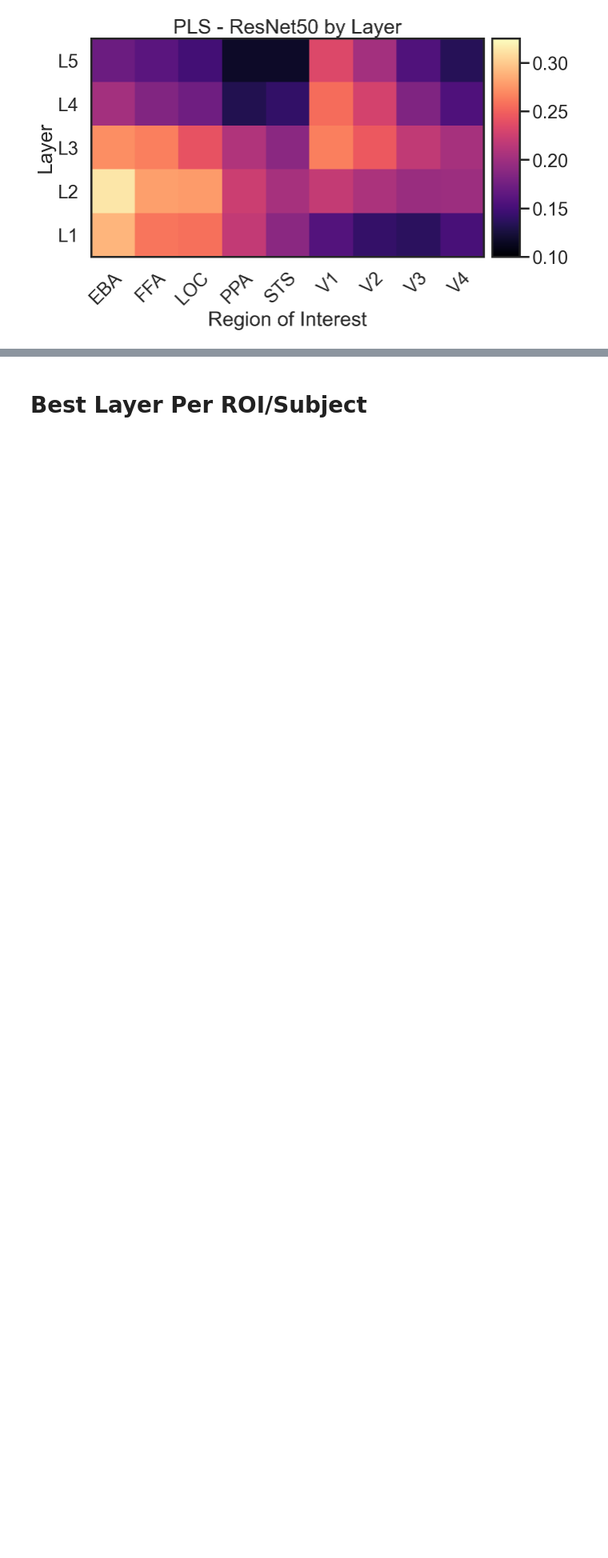
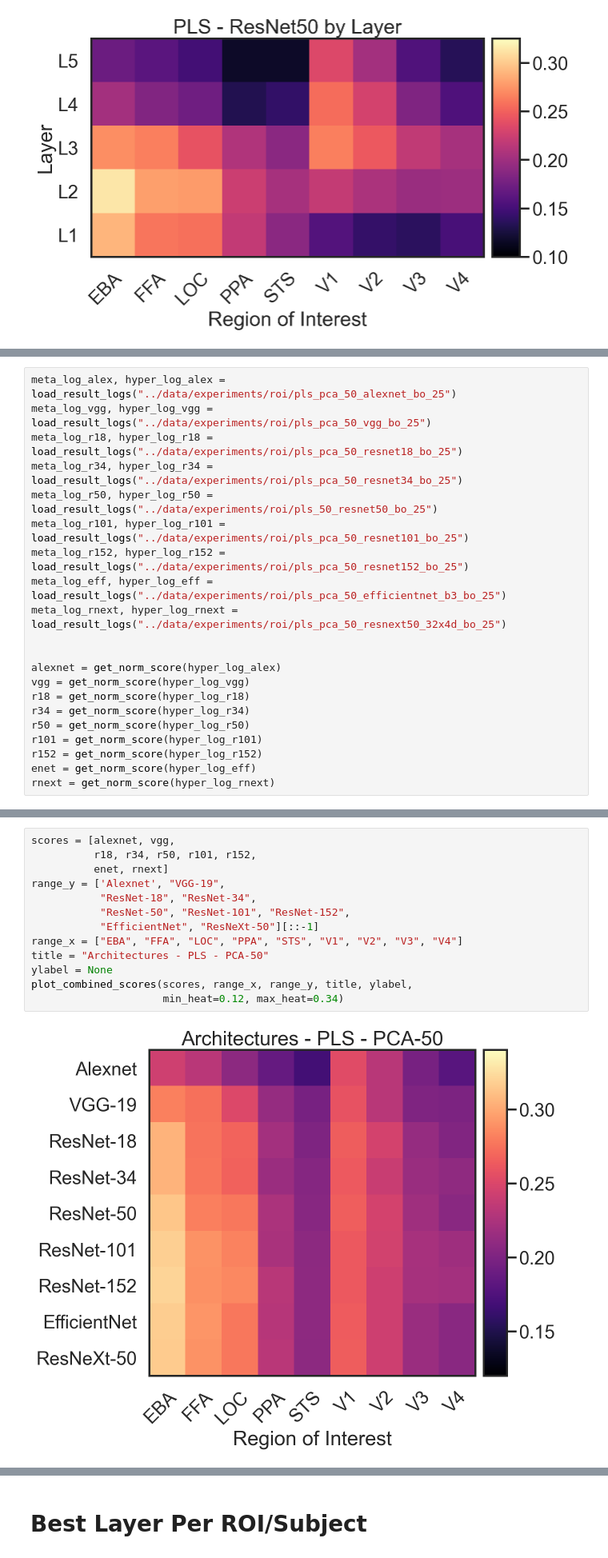
Before and after one commit to RobertTLange/algonauts-2021, a Jupyter notebook: notebooks/inspect_experiments.ipynb, the cells around one changed output, grey strips where cells are left out. Shown at 80% size. Cells and saved outputs as stored; diff of their text form; blank space fills up the shorter version.

```diff
--- a/notebooks/inspect_experiments.ipynb
+++ b/notebooks/inspect_experiments.ipynb
@@ -131,0 +157,21 @@ plot_combined_scores([umap_100, umap_250, umap_500, pca_25, pca_50, pca_100, pca
+# %%
+meta_log_alex, hyper_log_alex = load_result_logs("../data/experiments/roi/pls_pca_50_alexnet_bo_25")
+meta_log_vgg, hyper_log_vgg = load_result_logs("../data/experiments/roi/pls_pca_50_vgg_bo_25")
+meta_log_r18, hyper_log_r18 = load_result_logs("../data/experiments/roi/pls_pca_50_resnet18_bo_25")
+meta_log_r34, hyper_log_r34 = load_result_logs("../data/experiments/roi/pls_pca_50_resnet34_bo_25")
+meta_log_r50, hyper_log_r50 = load_result_logs("../data/experiments/roi/pls_50_resnet50_bo_25")
+meta_log_r101, hyper_log_r101 = load_result_logs("../data/experiments/roi/pls_pca_50_resnet101_bo_25")
+meta_log_r152, hyper_log_r152 = load_result_logs("../data/experiments/roi/pls_pca_50_resnet152_bo_25")
+meta_log_eff, hyper_log_eff = load_result_logs("../data/experiments/roi/pls_pca_50_efficientnet_b3_bo_25")
+meta_log_rnext, hyper_log_rnext = load_result_logs("../data/experiments/roi/pls_pca_50_resnext50_32x4d_bo_25")
+
+
+alexnet = get_norm_score(hyper_log_alex)
+vgg = get_norm_score(hyper_log_vgg)
+r18 = get_norm_score(hyper_log_r18)
+r34 = get_norm_score(hyper_log_r34)
+r50 = get_norm_score(hyper_log_r50)
+r101 = get_norm_score(hyper_log_r101)
+r152 = get_norm_score(hyper_log_r152)
+enet = get_norm_score(hyper_log_eff)
+rnext = get_norm_score(hyper_log_rnext)
@@ -131,0 +197,15 @@ plot_combined_scores([umap_100, umap_250, umap_500, pca_25, pca_50, pca_100, pca
+# %%
+scores = [alexnet, vgg,
+          r18, r34, r50, r101, r152,
+          enet, rnext]
+range_y = ['Alexnet', "VGG-19",
+           "ResNet-18", "ResNet-34",
+           "ResNet-50", "ResNet-101", "ResNet-152",
+           "EfficientNet", "ResNeXt-50"][::-1]
+range_x = ["EBA", "FFA", "LOC", "PPA", "STS", "V1", "V2", "V3", "V4"]
+title = "Architectures - PLS - PCA-50"
+ylabel = None
+plot_combined_scores(scores, range_x, range_y, title, ylabel,
+                     min_heat=0.12, max_heat=0.34)
+# %% [output]
+[figure, added]
```
Also changed, not shown: parts of 10 cells of this notebook, 9 other files.
